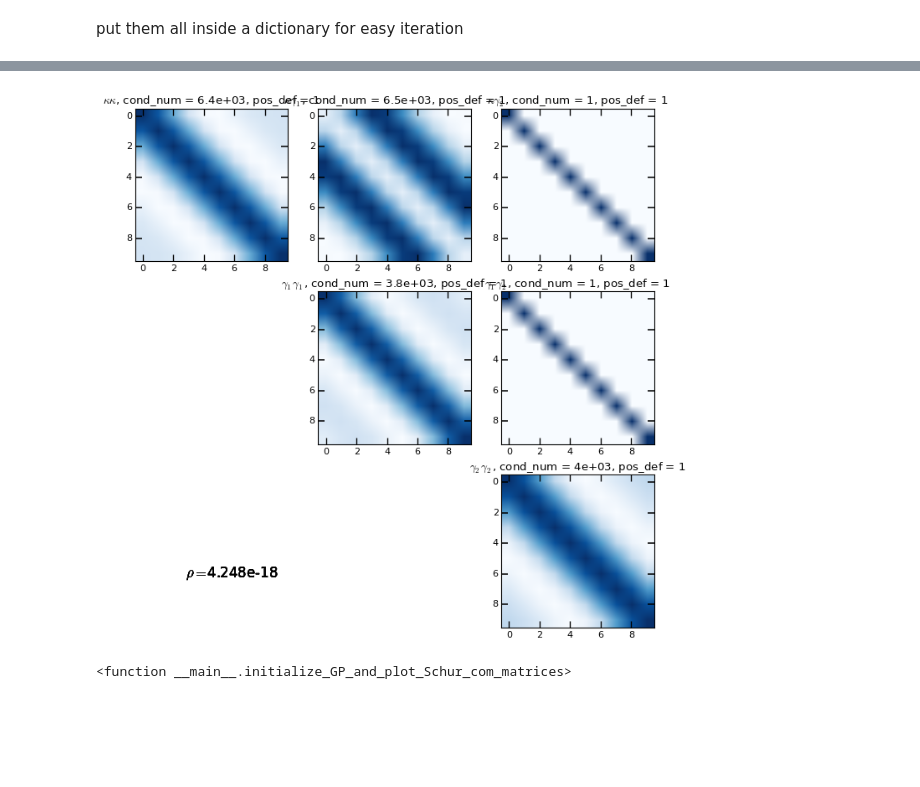
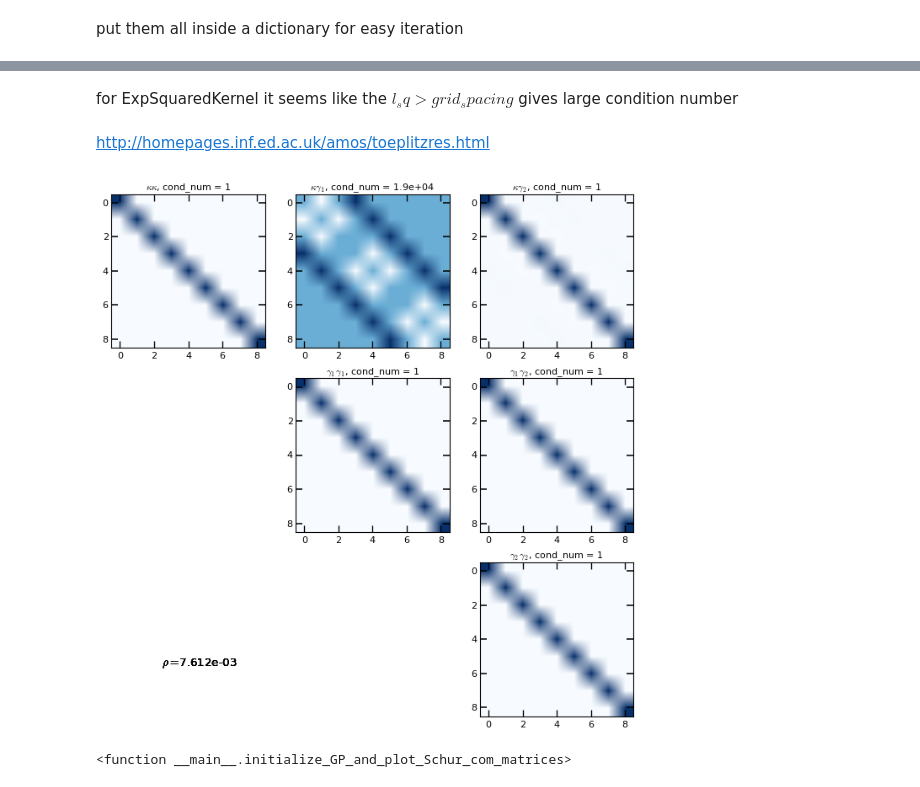
Before and after one commit to karenyyng/shear_gp, a Jupyter notebook: prototypes/visualize_2D_cython_kernels.ipynb, the cells around one changed output, grey strips where cells are left out. Cells and saved outputs as stored; diff of their text form; code cells hidden in the pictures; blank space fills up the shorter version.

```diff
--- a/prototypes/visualize_2D_cython_kernels.ipynb
+++ b/prototypes/visualize_2D_cython_kernels.ipynb
@@ -56,24 +135,38 @@ titles = [r"$\kappa\kappa$",
+# %% [markdown]
+for ExpSquaredKernel it seems like the $l_sq > grid_spacing$ gives large condition number
+# %% [markdown]
+http://homepages.inf.ed.ac.uk/amos/toeplitzres.html
 # %%
-def initialize_GP_and_plot_deriv_kernels(inv_lambda, l_sq, log_white_noise):
+def initialize_GP_and_plot_deriv_kernels(inv_lambda, l_sq, log_white_noise, grid, spacing):
     GPs = OrderedDict({})
-    coords = np.array([[1, i] for i in np.linspace(0, 1, 10)])
+    nside = 5
+    if grid:
+        coords = np.array([[x, y]
+                           for x in np.arange(0, spacing * (nside + 2), nside)
+                           for y in np.arange(0, spacing * (nside + 2), nside)])
+    else:
+        coords = np.random.rand(nside ** 2, 2)
+        # coords = np.array([[x, 4] for x in np.linspace(0, 1, nside)])
+
+    white_noise = 10. ** log_white_noise
 
     i = 0
-    white_noise = 10. ** log_white_noise
     plt.figure(figsize=(10, 10))
     for k, v in Kernels.iteritems():
 
         GPs[k] = george.GP(inv_lambda * v([l_sq, l_sq], ndim=2))
         sample_mtx = GPs[k].get_matrix(coords)
-        sample_mtx += np.eye(10) * white_noise
-        sample_mtx /= inv_lambda
+        if grid:
+            sample_mtx += np.eye(coords.shape[0]) * white_noise
+        else:
+            sample_mtx += np.eye(coords.shape[0]) * white_noise
+        # sample_mtx /= inv_lambda
 
         pos_def = np.linalg.slogdet(sample_mtx)[0]
         cond_num = np.linalg.cond(sample_mtx)
         # print(sample_mtx)
 
-        sample_mtx *= inv_lambda
-        #print(np.eye(10))
+        #sample_mtx *= inv_lambda
 
         # if pos_def == 1.:
         #    color = 'b'  # blue means positive definite matrix
@@ -84,25 +177,30 @@ def initialize_GP_and_plot_deriv_kernels(inv_lambda, l_sq, log_white_noise):
         plt.subplot(3, 3, subplot_no[i])
         # plt.plot(range(coords.shape[0]), sample_mtx[:, 4], 'x-',
         #         color=color, mew=2)
-        plt.imshow(sample_mtx)
+        if pos_def:
+            cmap = plt.cm.Blues
+        else:
+            cmap = plt.cm.Reds
+        plt.imshow(sample_mtx, cmap=cmap)
+
         # plt.ylim(0, 4)
         plt.figtext(.2, .2,
                     r"$\rho = ${0:.3e}".format(np.exp(-4 / l_sq)),
-                    fontsize=15)
+                    fontsize=12)
         plt.yticks(fontsize='small')
         plt.xticks(fontsize='small')
+
         plt.title(titles[i] +
-                  ", cond_num = {0:.2g}".format(cond_num) +
-                  ", pos_def = {0}".format(int(pos_def)),
-                  fontsize=12) #titles[i])
+                  ", cond_num = {0:.2g}".format(cond_num),
+                  fontsize=10) #titles[i])
 
         i += 1
     plt.show()
 # %%
 interact(initialize_GP_and_plot_deriv_kernels, inv_lambda=(0.1, 1.5, 0.1),
-         l_sq = (0.1, 1.5, 0.01), log_white_noise=(-8, -1, 1))
+         l_sq = (0.1, 1.5, 0.01), log_white_noise=(-8, 1, 1), grid=(0, 1, 1), spacing=(1, 5, 1))
 # %% [output]
-[figure, old version]
+[figure, new version]
 # %%
 def initialize_GP_and_plot_Schur_com_matrices(inv_lambda, l_sq):
     GPs = OrderedDict({})
```
Also changed, not shown: parts of 11 cells of this notebook, 4 other files.
